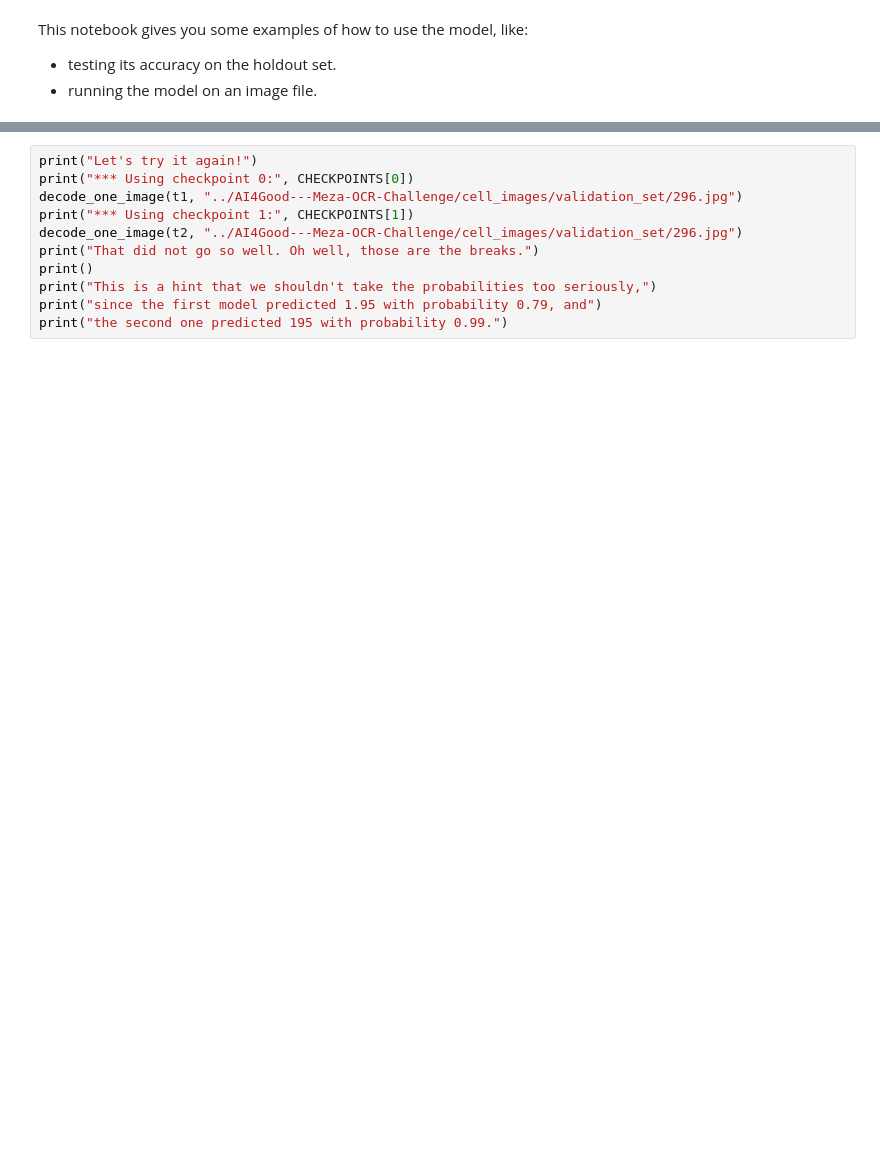
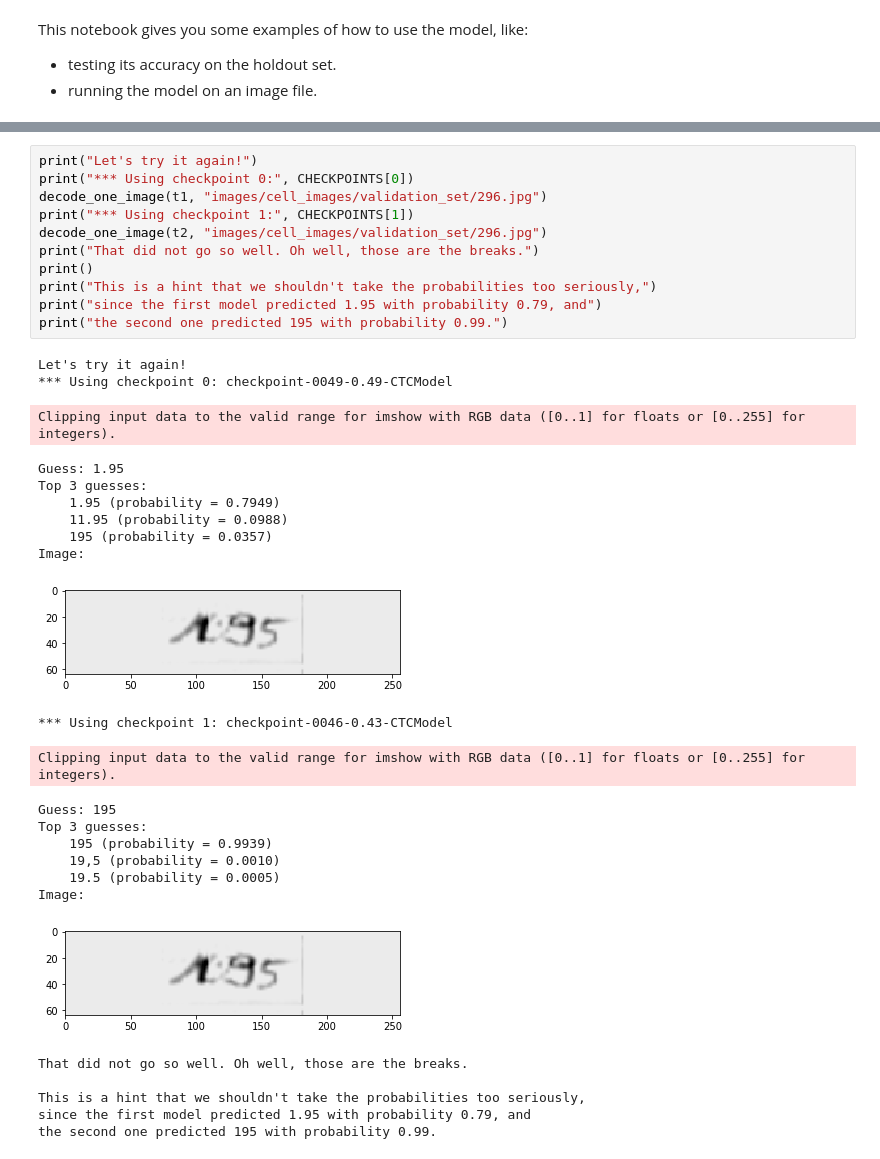
Before and after one commit to colaprograms/2019-hackathon-ocr-wymbah, a Jupyter notebook: notebooks/beamtst.ipynb, the cells around one changed output, grey strips where cells are left out. Drawn from its saved outputs; the diff is of its cells as text; blank space fills up the shorter version.

```diff
--- a/notebooks/beamtst.ipynb
+++ b/notebooks/beamtst.ipynb
@@ -86,14 +87,39 @@ That worked great!
 # %%
 print("Let's try it again!")
 print("*** Using checkpoint 0:", CHECKPOINTS[0])
-decode_one_image(t1, "../AI4Good---Meza-OCR-Challenge/cell_images/validation_set/296.jpg")
+decode_one_image(t1, "images/cell_images/validation_set/296.jpg")
 print("*** Using checkpoint 1:", CHECKPOINTS[1])
-decode_one_image(t2, "../AI4Good---Meza-OCR-Challenge/cell_images/validation_set/296.jpg")
+decode_one_image(t2, "images/cell_images/validation_set/296.jpg")
 print("That did not go so well. Oh well, those are the breaks.")
 print()
 print("This is a hint that we shouldn't take the probabilities too seriously,")
 print("since the first model predicted 1.95 with probability 0.79, and")
 print("the second one predicted 195 with probability 0.99.")
+# %% [output]
+Let's try it again!
+*** Using checkpoint 0: checkpoint-0049-0.49-CTCModel
+Clipping input data to the valid range for imshow with RGB data ([0..1] for floats or [0..255] for integers).
+Guess: 1.95
+Top 3 guesses:
+    1.95 (probability = 0.7949)
+    11.95 (probability = 0.0988)
+    195 (probability = 0.0357)
+Image:
+[figure, added]
+*** Using checkpoint 1: checkpoint-0046-0.43-CTCModel
+Clipping input data to the valid range for imshow with RGB data ([0..1] for floats or [0..255] for integers).
+Guess: 195
+Top 3 guesses:
+    195 (probability = 0.9939)
+    19,5 (probability = 0.0010)
+    19.5 (probability = 0.0005)
+Image:
+[figure, added]
+That did not go so well. Oh well, those are the breaks.
+
+This is a hint that we shouldn't take the probabilities too seriously,
+since the first model predicted 1.95 with probability 0.79, and
+the second one predicted 195 with probability 0.99.
 # %%
 print("""Testing the checkpoints on our holdout set.
 (This is probably too optimistic since we used the holdout set to choose these checkpoints.)
```
Also changed, not shown: parts of 4 cells of this notebook.
